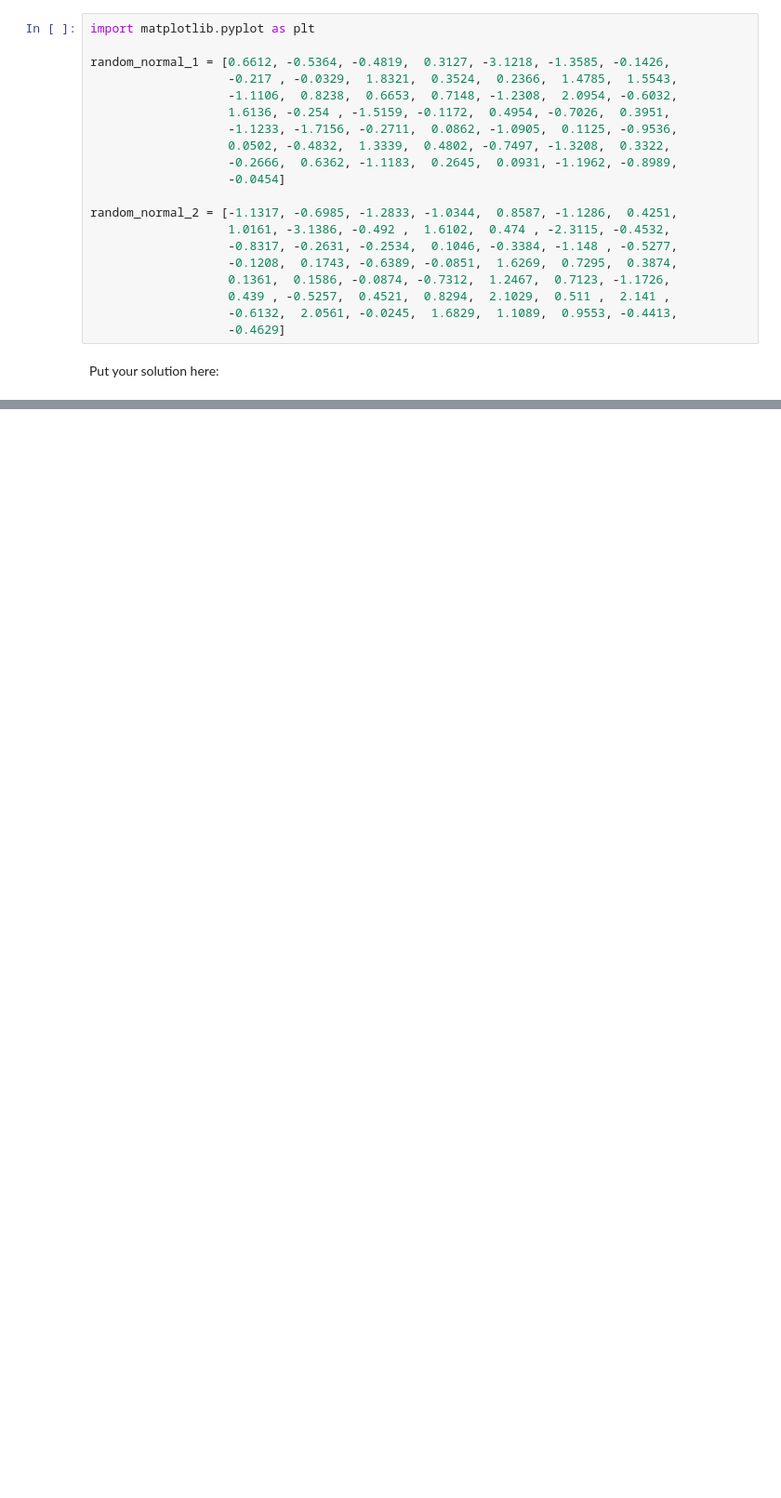
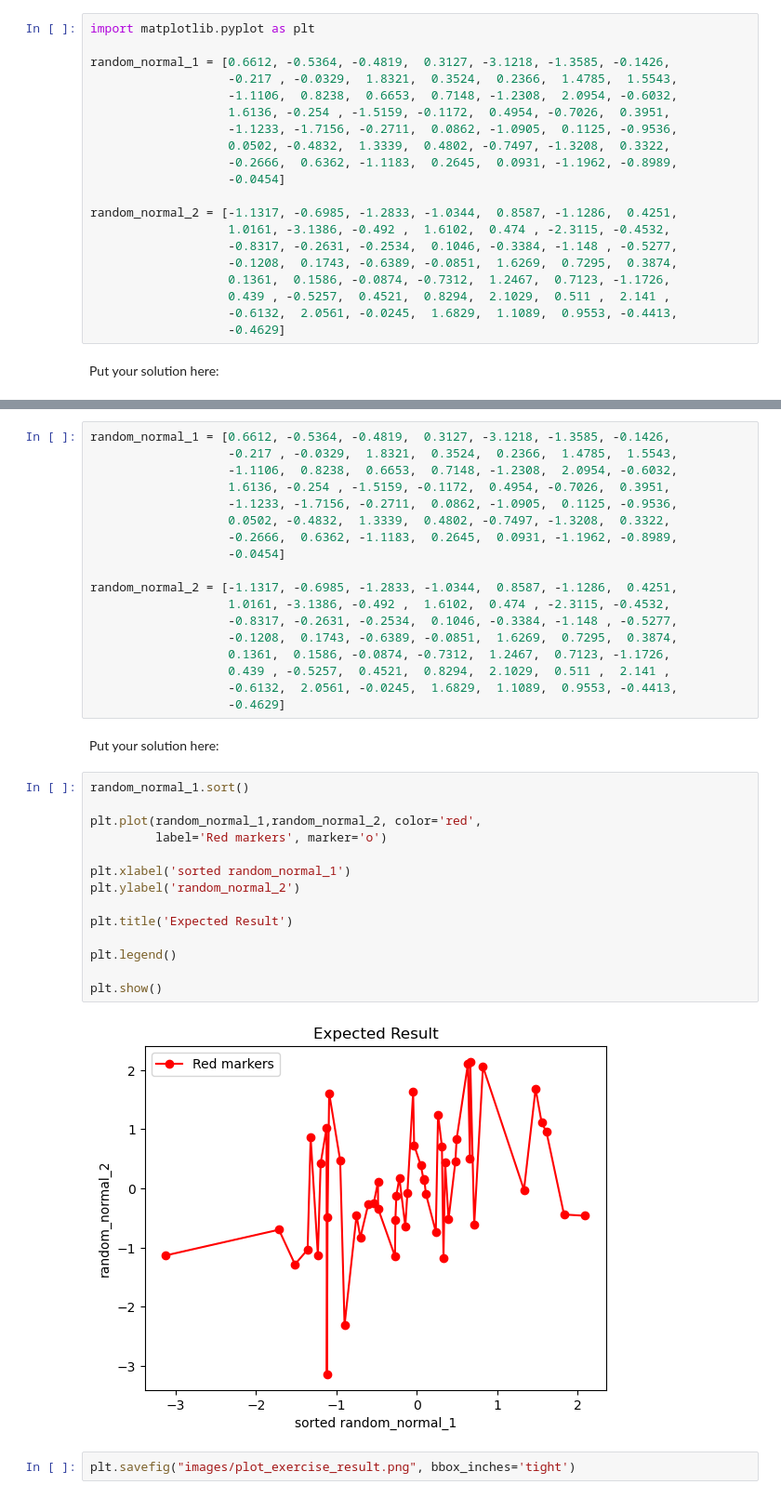
Before and after one commit to xdpknx/pythonCC, a Jupyter notebook: Notebooks/5-Plotting.ipynb, the cells around one changed output, grey strips where cells are left out. Shown: that part at 93% size. Saved outputs shown, nothing was run; the diff lists cells and outputs as text; blank space fills up the shorter version.

```diff
--- a/Notebooks/5-Plotting.ipynb
+++ b/Notebooks/5-Plotting.ipynb
@@ -280,0 +315,38 @@ Put your solution here:
+# %%
+random_normal_1 = [0.6612, -0.5364, -0.4819,  0.3127, -3.1218, -1.3585, -0.1426,
+                   -0.217 , -0.0329,  1.8321,  0.3524,  0.2366,  1.4785,  1.5543,
+                   -1.1106,  0.8238,  0.6653,  0.7148, -1.2308,  2.0954, -0.6032,
+                   1.6136, -0.254 , -1.5159, -0.1172,  0.4954, -0.7026,  0.3951,
+                   -1.1233, -1.7156, -0.2711,  0.0862, -1.0905,  0.1125, -0.9536,
+                   0.0502, -0.4832,  1.3339,  0.4802, -0.7497, -1.3208,  0.3322,
+                   -0.2666,  0.6362, -1.1183,  0.2645,  0.0931, -1.1962, -0.8989,
+                   -0.0454]
+
+random_normal_2 = [-1.1317, -0.6985, -1.2833, -1.0344,  0.8587, -1.1286,  0.4251,
+                   1.0161, -3.1386, -0.492 ,  1.6102,  0.474 , -2.3115, -0.4532,
+                   -0.8317, -0.2631, -0.2534,  0.1046, -0.3384, -1.148 , -0.5277,
+                   -0.1208,  0.1743, -0.6389, -0.0851,  1.6269,  0.7295,  0.3874,
+                   0.1361,  0.1586, -0.0874, -0.7312,  1.2467,  0.7123, -1.1726,
+                   0.439 , -0.5257,  0.4521,  0.8294,  2.1029,  0.511 ,  2.141 ,
+                   -0.6132,  2.0561, -0.0245,  1.6829,  1.1089,  0.9553, -0.4413,
+                   -0.4629]
+# %% [markdown]
+Put your solution here:
+# %%
+random_normal_1.sort()
+
+plt.plot(random_normal_1,random_normal_2, color='red',
+         label='Red markers', marker='o')
+
+plt.xlabel('sorted random_normal_1')
+plt.ylabel('random_normal_2')
+
+plt.title('Expected Result')
+
+plt.legend()
+
+plt.show()
+# %% [output]
+[figure, added]
+# %%
+plt.savefig("images/plot_exercise_result.png", bbox_inches='tight')
```
Also changed, not shown: parts of 4 cells of this notebook, 5 other files.
